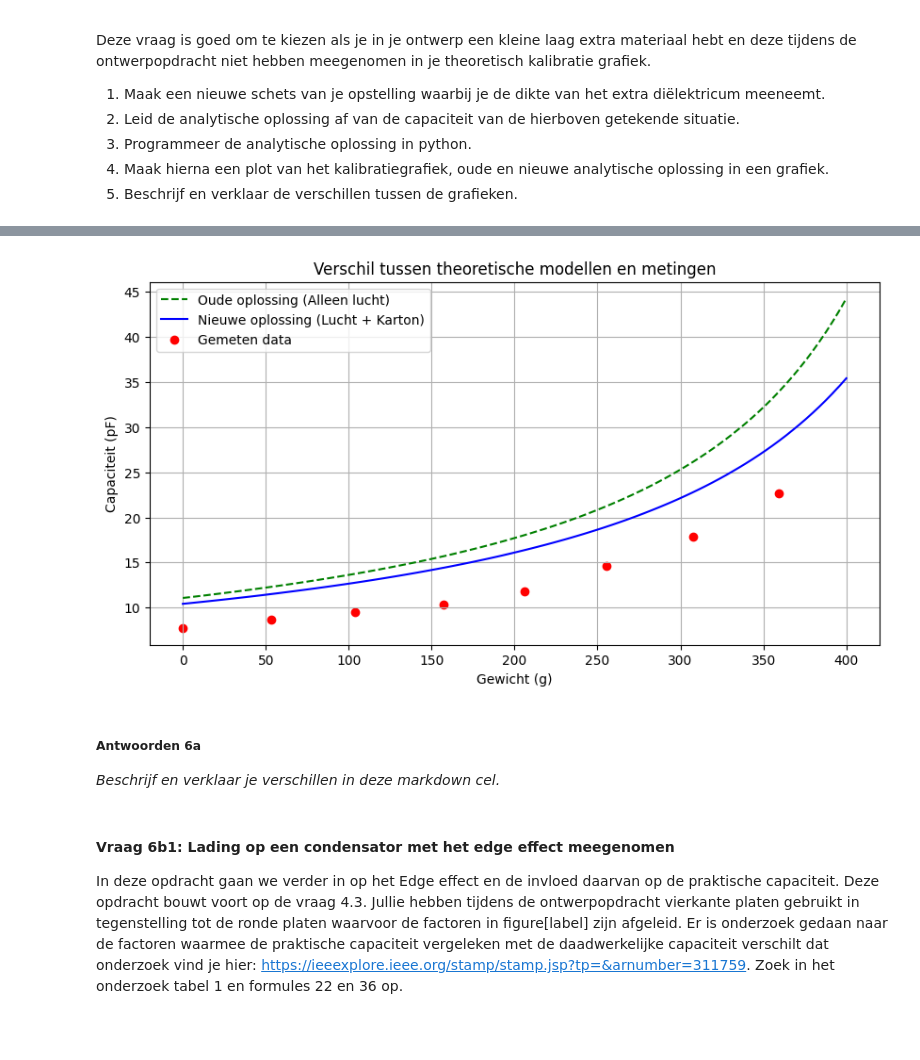
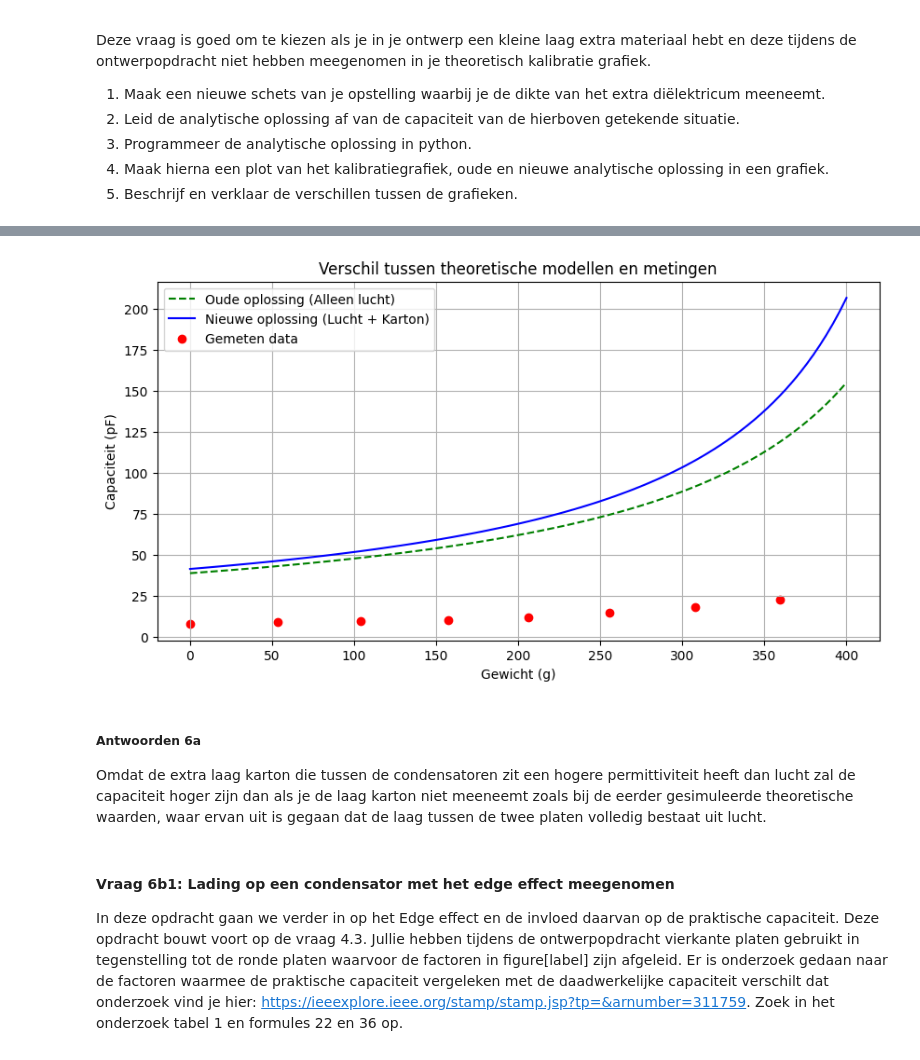
Before and after one commit to DRoelse/Daniel-Def-D, a Jupyter notebook: DigitaleOntwerpopdrachten/1CondensatorOpdracht/CondensatorOntwerpopdracht.ipynb, the cells around one changed output, grey strips where cells are left out. Cells and saved outputs as stored; diff of their text form; code cells hidden in the pictures; blank space fills up the shorter version.

```diff
--- a/DigitaleOntwerpopdrachten/1CondensatorOpdracht/CondensatorOntwerpopdracht.ipynb
+++ b/DigitaleOntwerpopdrachten/1CondensatorOpdracht/CondensatorOntwerpopdracht.ipynb
@@ -796,46 +795,49 @@ $C = \frac{\epsilon_0 A}{\frac{d_1}{\epsilon_{r1}} + \frac{d_2}{\epsilon_{r2}}}$
 # %%
 # Schrijf hier de code voor je oplossing. Gebruik hier je eerder gemaakte functies
 
 # Gemeten
 gewichten = np.array([0, 53.5, 104.1, 157.1, 206.1, 255.5, 307.8, 359.2]) # in gram
 capaciteiten = np.array([7.7, 8.7, 9.5, 10.3, 11.8, 14.6, 17.9, 22.7]) # in pF
 
 # Constantes
-l = 0.10 # (m) lengte van de platen
-b = 0.10 # (m) breedte van de platen
+l = 0.25 # (m) lengte van de platen
+b = 0.14 # (m) breedte van de platen
 A = l * b # (m^2) oppervlakte van de platen
 eps_lucht = 1 # Permittiviteit van lucht
 eps_karton = 2 # Permittiviteit van karton, geschat
 d_karton = 0.001 # (m) dikte van de kartonlaag, geschat
 
 # Met extra laagje karton tussen de platen
 def condensator_extra_laag(d_lucht):
     return (epsilon0 * A) / ((d_lucht / eps_lucht) + (d_karton / eps_karton))
 
 # Zonder de extra laag karton, alleen lucht tussen de platen
 def condensator_oud(d_lucht):
     return (epsilon0 * A * eps_lucht) / d_lucht
 
 gewichten_plot = np.linspace(0, 400, 100)
-d_lucht_variabel = np.maximum(0.0001, 0.008 - 0.000015 * gewichten_plot)
+d_lucht_karton = np.maximum(0.0001, 0.008 - 0.000015 * gewichten_plot - d_karton)
+d_lucht_lucht = np.maximum(0.0001, 0.008 - 0.000015 * gewichten_plot)
 
-C_oud = condensator_oud(d_lucht_variabel) * 1e12
-C_nieuw = condensator_extra_laag(d_lucht_variabel) * 1e12
+C_oud = condensator_oud(d_lucht_lucht) * 1e12
+C_nieuw = condensator_extra_laag(d_lucht_karton) * 1e12
 
-plt.figure(figsize=(10, 5))
+plt.figure()
 plt.plot(gewichten_plot, C_oud, 'g--', label='Oude oplossing (Alleen lucht)')
 plt.plot(gewichten_plot, C_nieuw, 'b-', label='Nieuwe oplossing (Lucht + Karton)')
 plt.scatter(gewichten, capaciteiten, color='red', label='Gemeten data')
-plt.xlabel('Gewicht (g)'); plt.ylabel('Capaciteit (pF)')
+plt.xlabel('Gewicht (g)')
+plt.ylabel('Capaciteit (pF)')
 plt.title('Verschil tussen theoretische modellen en metingen')
-plt.legend(); plt.grid()
+plt.legend()
+plt.grid()
 plt.show()
 # %% [output]
-[figure, old version]
+[figure, new version]
 # %% [markdown]
 ##### Antwoorden 6a
 
-*Beschrijf en verklaar je verschillen in deze markdown cel.*
+Omdat de extra laag karton die tussen de condensatoren zit een hogere permittiviteit heeft dan lucht zal de capaciteit hoger zijn dan als je de laag karton niet meeneemt zoals bij de eerder gesimuleerde theoretische waarden, waar ervan uit is gegaan dat de laag tussen de twee platen volledig bestaat uit lucht.
 # %% [markdown]
 #### Vraag 6b1: Lading op een condensator met het edge effect meegenomen
 
```
Also changed, not shown: parts of 7 cells of this notebook, 1 other file.
